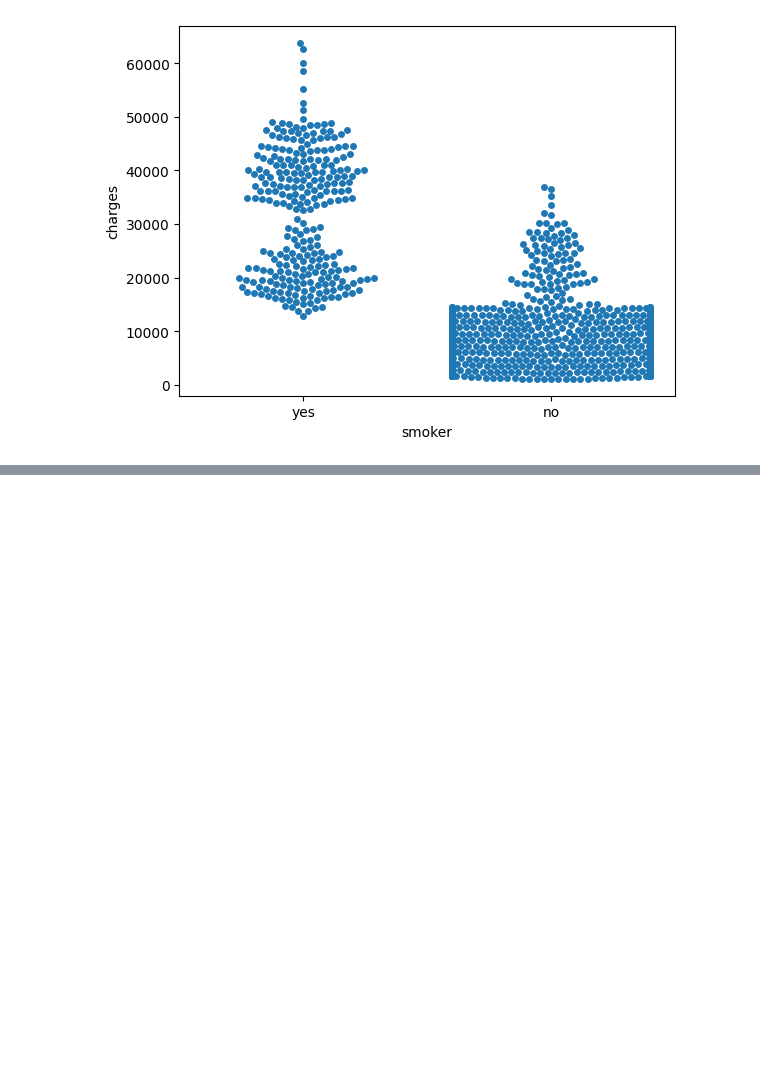
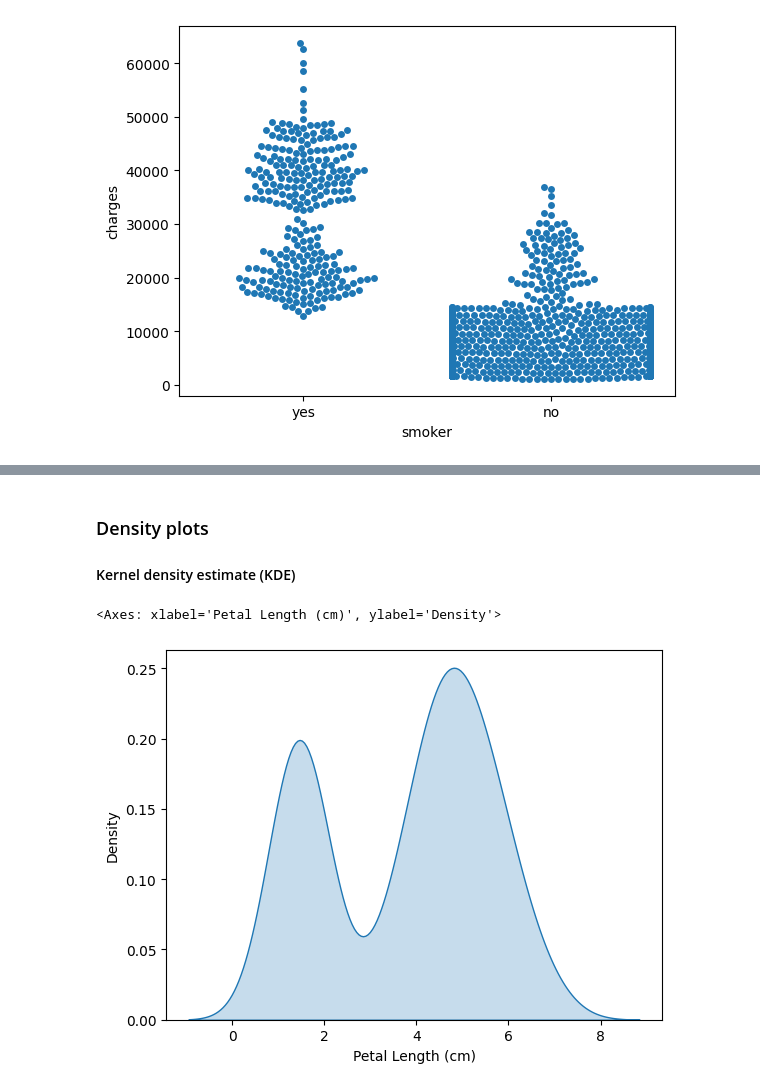
Before and after one commit to dianamatkava/ml-ds-projects, a Jupyter notebook: Data Visualization.ipynb, the cells around one changed output, grey strips where cells are left out. Cells and saved outputs as stored; diff of their text form; code cells hidden in the pictures; blank space fills up the shorter version.

```diff
--- a/Data Visualization.ipynb
+++ b/Data Visualization.ipynb
@@ -160,0 +205,9 @@ sns.swarmplot(x=insurance['smoker'], y=insurance['charges'])
+# %% [markdown]
+### Density plots
+
+#### Kernel density estimate (KDE)
+# %%
+sns.kdeplot(data=df_iris['Petal Length (cm)'], fill=True)
+# %% [output]
+<Axes: xlabel='Petal Length (cm)', ylabel='Density'>
+[figure, added]
```
Also changed, not shown: parts of 14 cells of this notebook, 4 other files.
